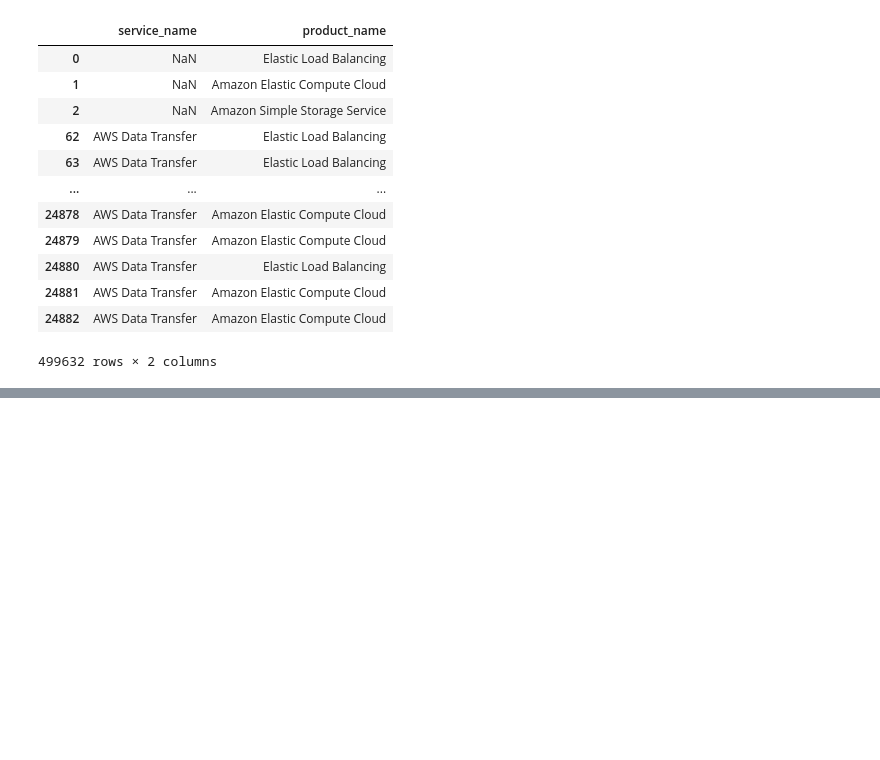
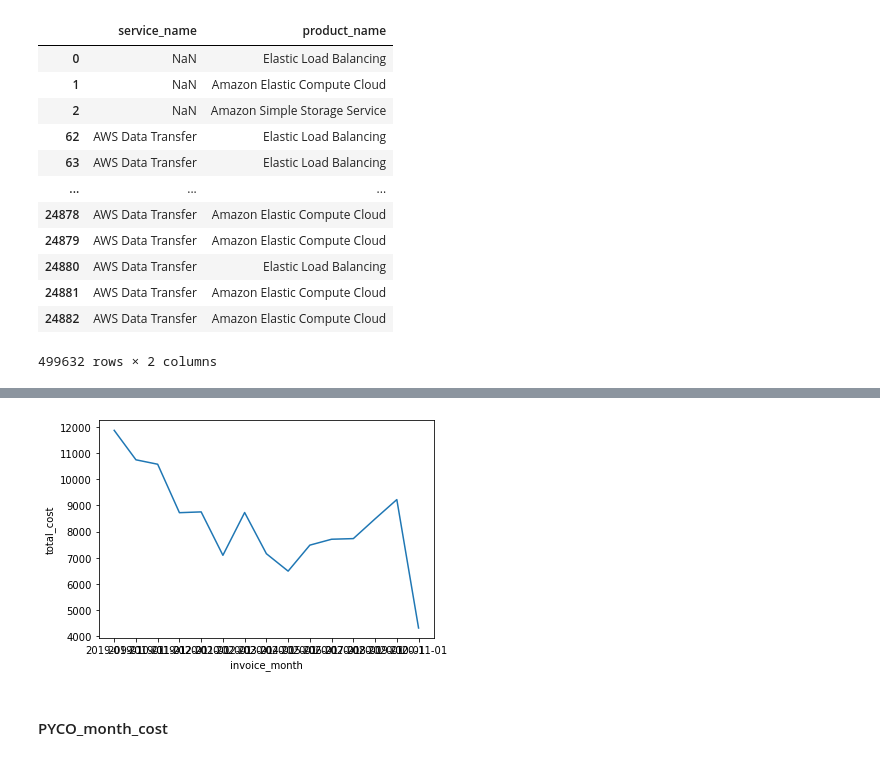
Before and after one commit to texasfight/ME379M_Hackathon, a Jupyter notebook: Notebooks/Irvin EDA.ipynb, the cells around one changed output, grey strips where cells are left out. Saved outputs shown, nothing was run; the diff lists cells and outputs as text; code cells hidden in the pictures; blank space fills up the shorter version.

```diff
--- a/Notebooks/Irvin EDA.ipynb
+++ b/Notebooks/Irvin EDA.ipynb
@@ -187,0 +167,2 @@ dfTotal[""]
+# %%
+PYCO_month_cost = time_cost_agg(dfPYCO)
@@ -187,0 +252,6 @@ dfTotal[""]
+# %%
+sns.lineplot(data=PYCO_month_cost, x="invoice_month", y="total_cost");
+# %% [output]
+[figure, added]
+# %% [markdown]
+#### PYCO_month_cost
```
Also changed, not shown: parts of 17 cells of this notebook, 1 other file.
